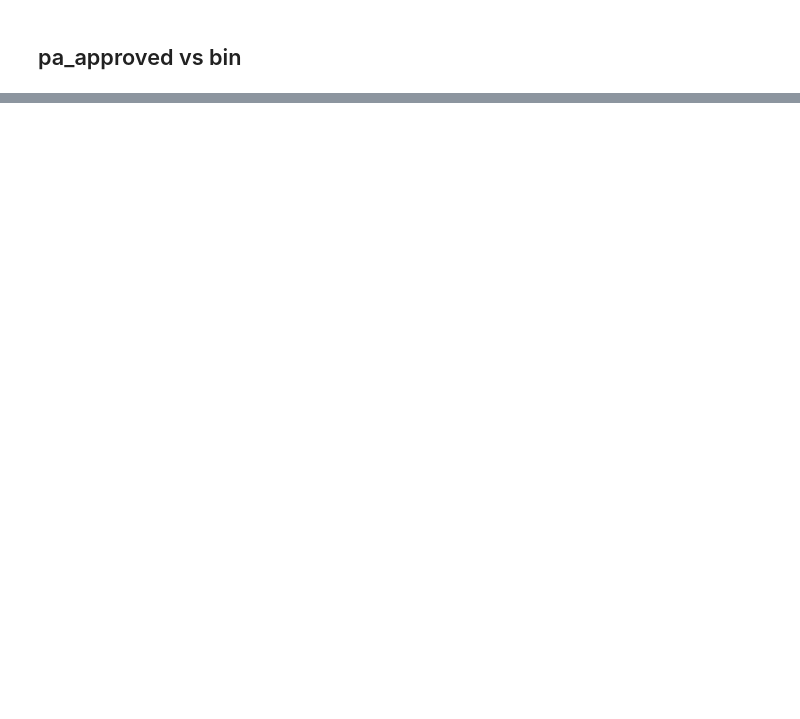
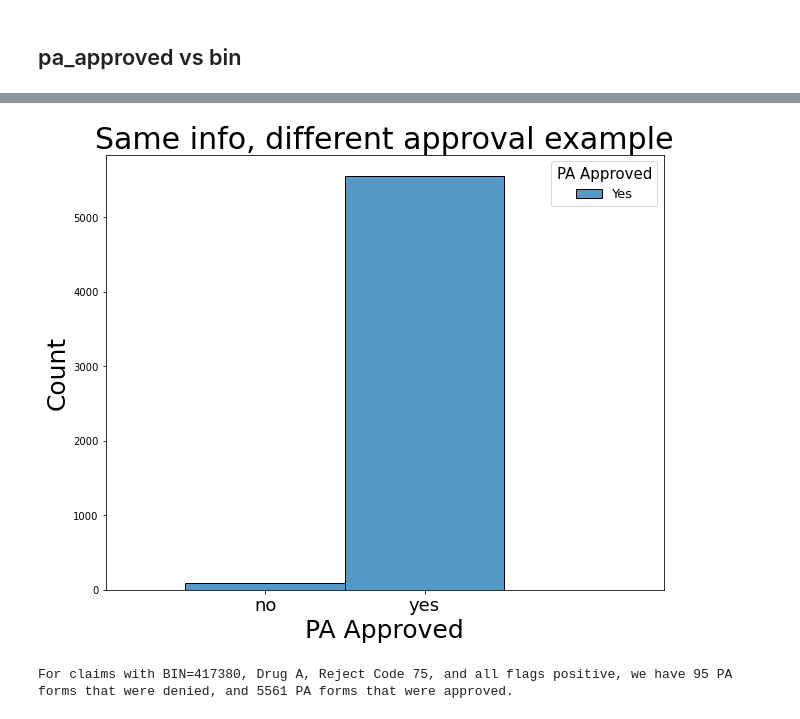
Before and after one commit to sanalsprasad/ErdosProject, a Jupyter notebook: Data_exploration.ipynb, the cells around one changed output, grey strips where cells are left out. Cells and saved outputs as stored; diff of their text form; code cells hidden in the pictures; blank space fills up the shorter version.

```diff
--- a/Data_exploration.ipynb
+++ b/Data_exploration.ipynb
@@ -130,0 +171,15 @@ for bin in bins:
+# %%
+#Change reject code to string
+cmm_pa_train.loc[:,'reject_codeS']=cmm_pa_train.loc[:,'reject_code'].astype(str).copy()
+
+plt.figure()
+sns.histplot(cmm_pa_train, x='reject_codeS', hue = 'pa_approved',multiple = 'stack')
+plt.xticks(fontsize=15)
+plt.title("Reject Code and Approval",fontsize = 30)
+plt.xlabel("Reject Code",fontsize=25)
+plt.ylabel("Count",fontsize = 25)
+plt.legend(["Yes", "No"],title="PA Approved",fontsize=13,title_fontsize=15)
+
+
+
+plt.show()
@@ -130,0 +211,25 @@ for bin in bins:
+# %%
+A_417380_75_1_1_1=cmm_pa_train[(cmm_pa_train['bin']==417380) & (cmm_pa_train['drug']=='A') &
+                               (cmm_pa_train['reject_code']==75) & (cmm_pa_train['contraindication']==1) &
+                               (cmm_pa_train['tried_and_failed']==1) & (cmm_pa_train['correct_diagnosis']==1)]
+# %%
+plt.figure(figsize=(10,8))
+sns.histplot(A_417380_75_1_1_1, x='pa_approved',discrete=True)
+plt.xticks(ticks=[0,1], labels=["no","yes"],fontsize=18)
+plt.title("Same info, different approval example",fontsize = 30)
+plt.xlabel("PA Approved",fontsize=25)
+plt.xlim([-1,2.5])
+plt.ylabel("Count",fontsize = 25)
+plt.legend(["Yes", "No"],title="PA Approved",fontsize=13,title_fontsize=15)
+
+
+
+plt.show()
+# %% [output]
+[figure, added]
+# %%
+print("For claims with BIN=417380, Drug A, Reject Code 75, and all flags positive, we have",
+      A_417380_75_1_1_1['pa_approved'].value_counts()[0],"PA forms that were denied, and",
+     A_417380_75_1_1_1['pa_approved'].value_counts()[1], "PA forms that were approved.")
+# %% [output]
+For claims with BIN=417380, Drug A, Reject Code 75, and all flags positive, we have 95 PA forms that were denied, and 5561 PA forms that were approved.
```
Also changed, not shown: parts of 15 cells of this notebook, 1 other file.
